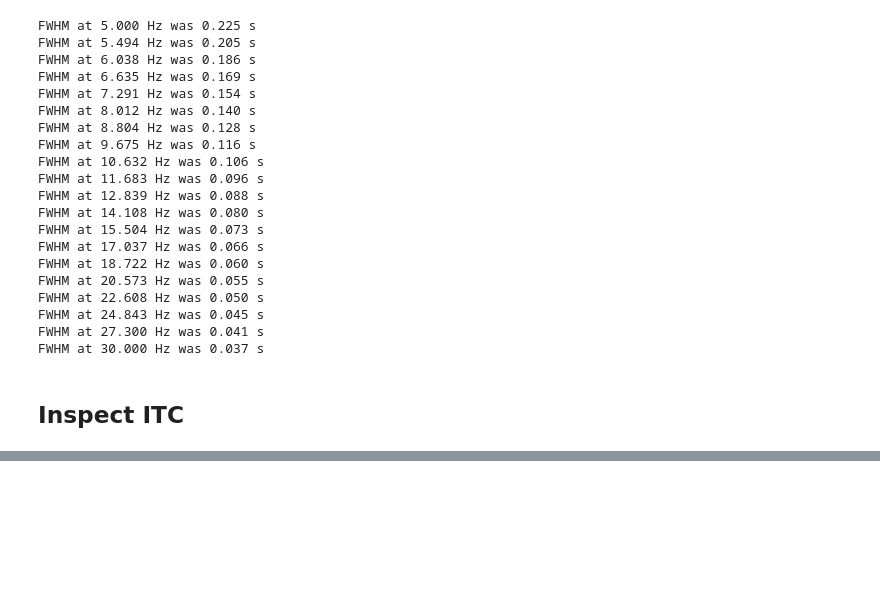
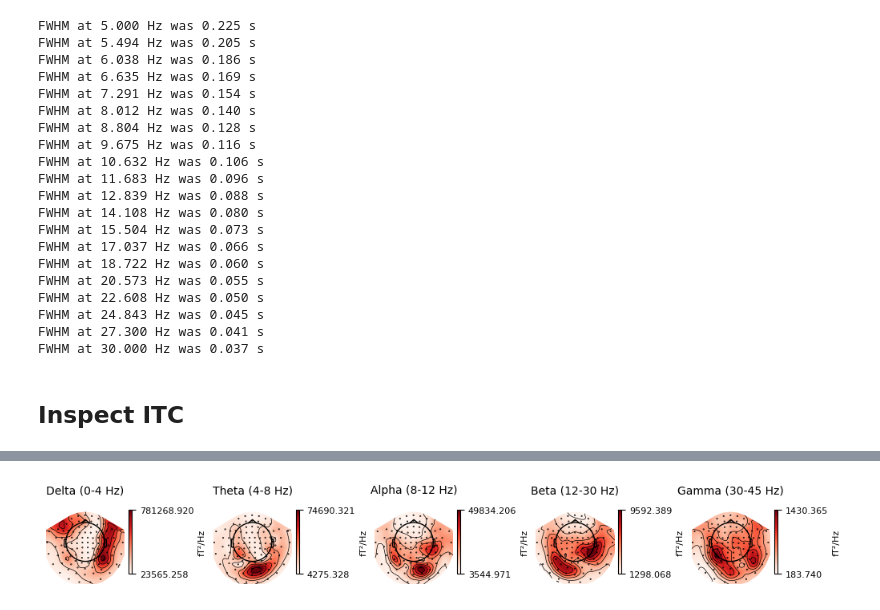
Before and after one commit to dnacombo/mne_pratical_meeg, a Jupyter notebook: 3-Time_frequency_analysis.ipynb, the cells around one changed output, grey strips where cells are left out. Cells and saved outputs as stored; diff of their text form; code cells hidden in the pictures; blank space fills up the shorter version.

```diff
--- a/3-Time_frequency_analysis.ipynb
+++ b/3-Time_frequency_analysis.ipynb
@@ -286,0 +324,6 @@ itc.plot_joint(baseline=baseline, mode='mean', tmin=None, tmax=None,
+# %%
+evoked = epochs["face"].average()
+evoked_power = evoked.compute_psd()
+evoked_power.plot_topomap(sphere=sphere, normalize=False);
+# %% [output]
+[figure, added]
```
Also changed, not shown: parts of 17 cells of this notebook, 7 other files.
